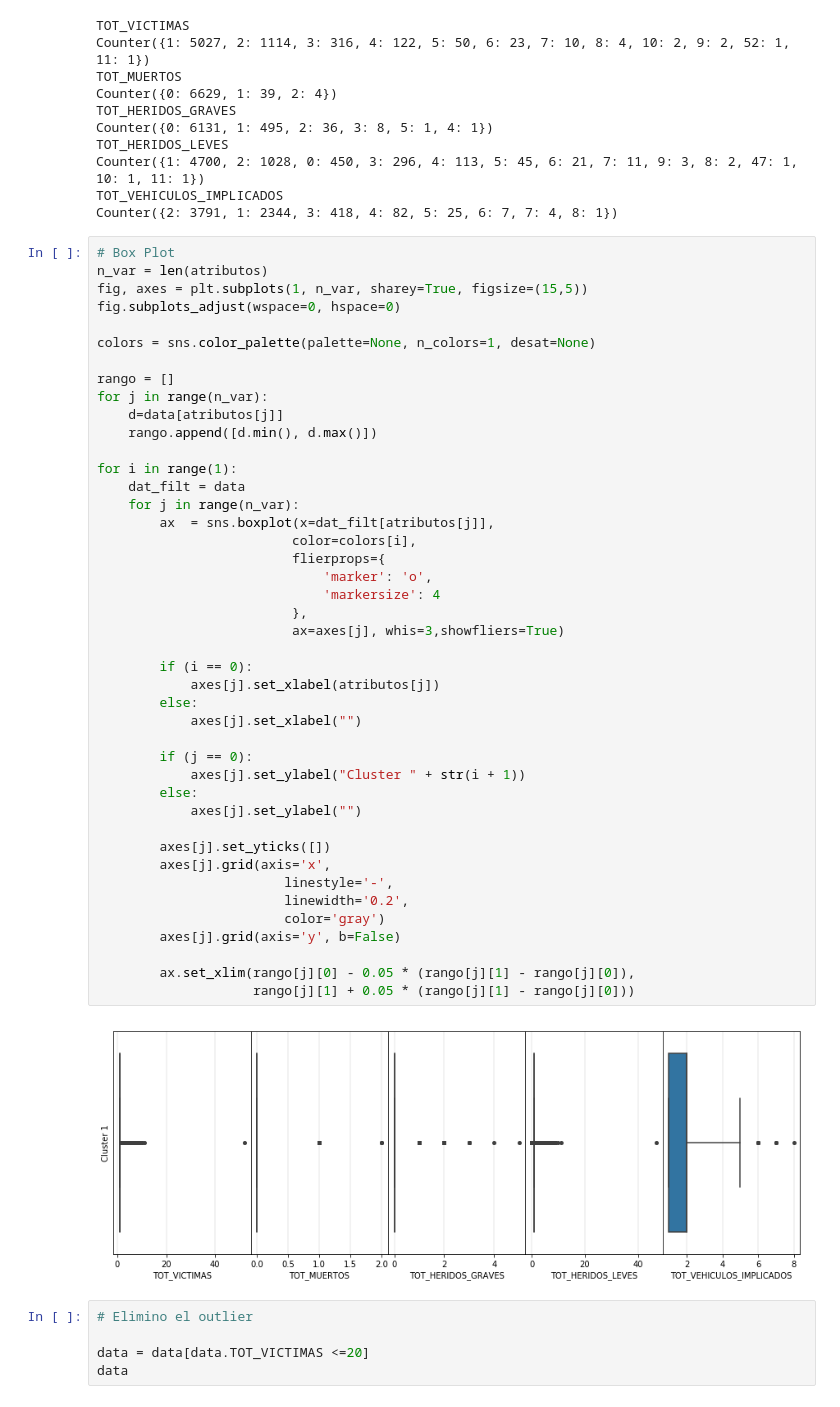
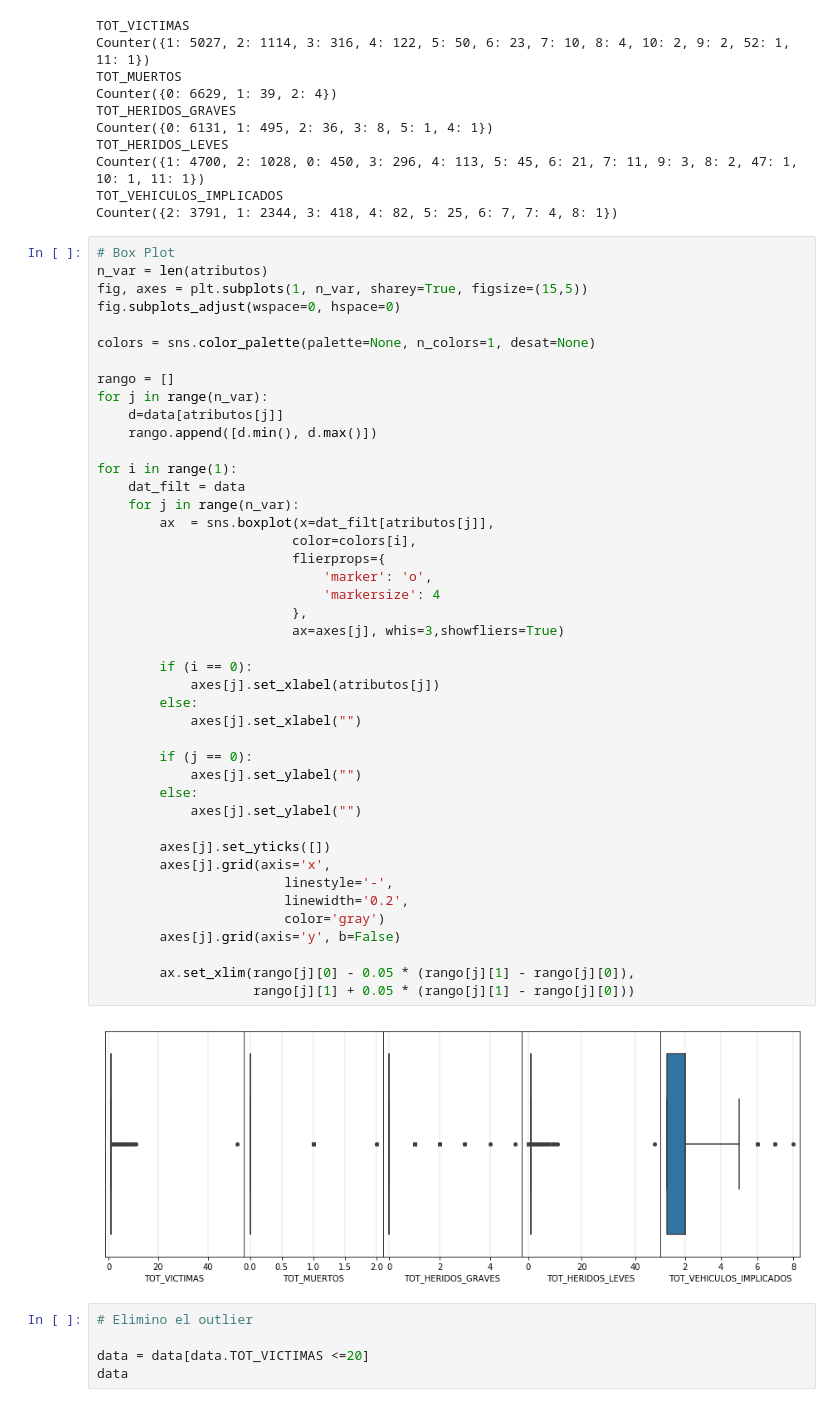
Before and after one commit to dcabezas98/IN, a Jupyter notebook: practica2/accidentes2-2.ipynb, the cells around one changed output. Drawn from its saved outputs; the diff is of its cells as text.

```diff
--- a/practica2/accidentes2-2.ipynb
+++ b/practica2/accidentes2-2.ipynb
@@ -143,35 +141,35 @@ for j in range(n_var):
 for i in range(1):
     dat_filt = data
     for j in range(n_var):
         ax  = sns.boxplot(x=dat_filt[atributos[j]],
                          color=colors[i],
                          flierprops={
                              'marker': 'o',
                              'markersize': 4
                          },
                          ax=axes[j], whis=3,showfliers=True)
 
         if (i == 0):
             axes[j].set_xlabel(atributos[j])
         else:
             axes[j].set_xlabel("")
 
         if (j == 0):
-            axes[j].set_ylabel("Cluster " + str(i + 1))
+            axes[j].set_ylabel("")
         else:
             axes[j].set_ylabel("")
 
         axes[j].set_yticks([])
         axes[j].grid(axis='x',
                         linestyle='-',
                         linewidth='0.2',
                         color='gray')
         axes[j].grid(axis='y', b=False)
 
         ax.set_xlim(rango[j][0] - 0.05 * (rango[j][1] - rango[j][0]),
                     rango[j][1] + 0.05 * (rango[j][1] - rango[j][0]))
 # %% [output]
-[figure, old version]
+[figure, new version]
 # %%
 # Elimino el outlier
 
```
Also changed, not shown: parts of 16 cells of this notebook, 35 other files.
